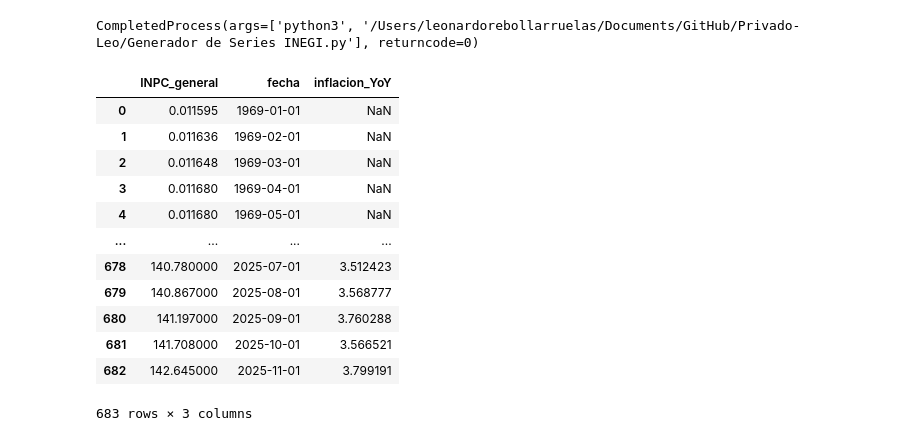
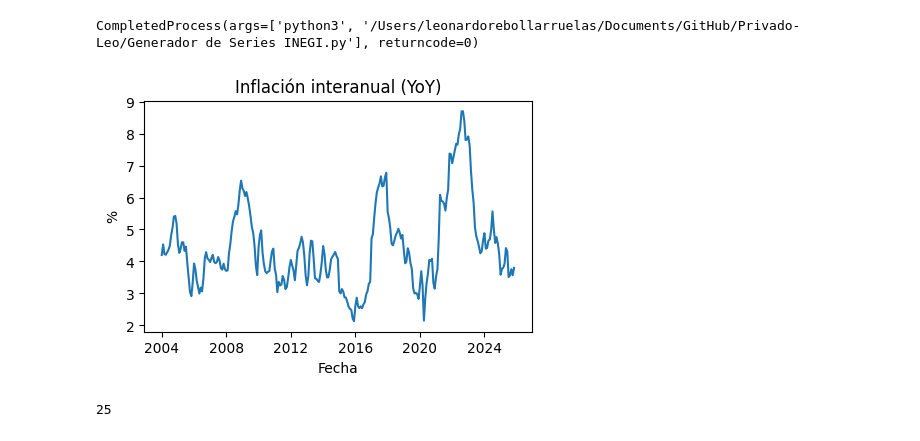
Before and after one commit to lrebollar/Implementaci-n-de-modelos-SARIMA, a Jupyter notebook: Modelos SARIMA.ipynb, the cells around one changed output. Saved outputs shown, nothing was run; the diff lists cells and outputs as text; code cells hidden in the pictures.

```diff
--- a/Modelos SARIMA.ipynb
+++ b/Modelos SARIMA.ipynb
@@ -19,20 +21,27 @@ CompletedProcess(args=['python3', '/Users/leonardorebollarruelas/Documents/GitHu
 with open("series_INEGI.pkl", "rb") as f:
     dict_series_INEGI = pickle.load(f)
 # %%
+# Base de Inflación
 db_inpc = dict_series_INEGI['INPC_general']
 db_inpc['inflacion_YoY'] = db_inpc['INPC_general'].pct_change(12)*100 # Calcula el cambio porcentual de una variable
-db_inpc
+db_inpc_contempo = db_inpc[db_inpc['fecha'] >= '2004-01-01']
+db_inpc_contempo = db_inpc_contempo.set_index('fecha')
-# %% [output]
-|  | INPC_general | fecha | inflacion_YoY |
-| 0 | 0.011595 | 1969-01-01 | NaN |
-| 1 | 0.011636 | 1969-02-01 | NaN |
-| 2 | 0.011648 | 1969-03-01 | NaN |
-| 3 | 0.011680 | 1969-04-01 | NaN |
-| 4 | 0.011680 | 1969-05-01 | NaN |
-| ... | ... | ... | ... |
-| 678 | 140.780000 | 2025-07-01 | 3.512423 |
-| 679 | 140.867000 | 2025-08-01 | 3.568777 |
-| 680 | 141.197000 | 2025-09-01 | 3.760288 |
-| 681 | 141.708000 | 2025-10-01 | 3.566521 |
-| 682 | 142.645000 | 2025-11-01 | 3.799191 |
-683 rows × 3 columns
+# %%
+fig, ax = plt.subplots(figsize = (5,3))
+ax.plot(db_inpc_contempo['inflacion_YoY'])
+ax.set_title("Inflación interanual (YoY)")
+ax.set_ylabel("%")
+ax.set_xlabel("Fecha")
+plt.show()
+# %% [output]
+[figure, added]
+# %%
+# Función de autocorrelación
+acf = sm.tsa.acf(db_inpc_contempo['inflacion_YoY'])
+
+# Función de autocorrelación
+pacf = sm.tsa.pacf(db_inpc_contempo['inflacion_YoY'])
+
+X = list(range(0,len(acf)))
+# %% [output]
+25
```
Also changed, not shown: parts of 4 cells of this notebook, 1 other file.
